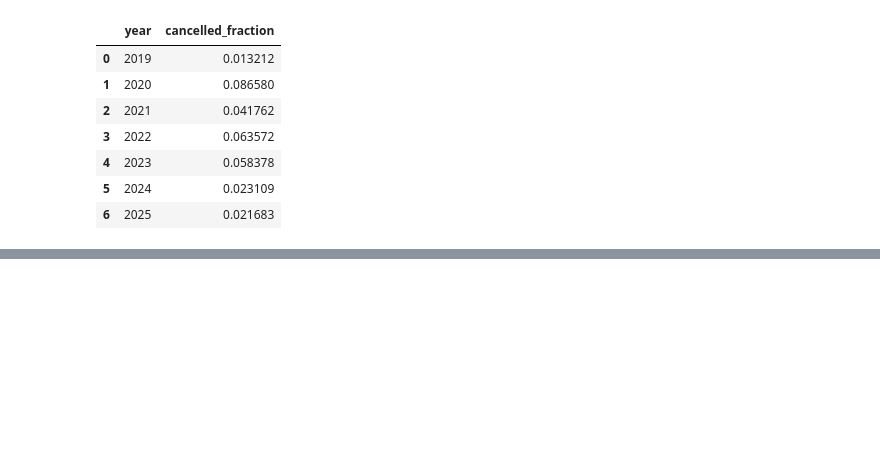
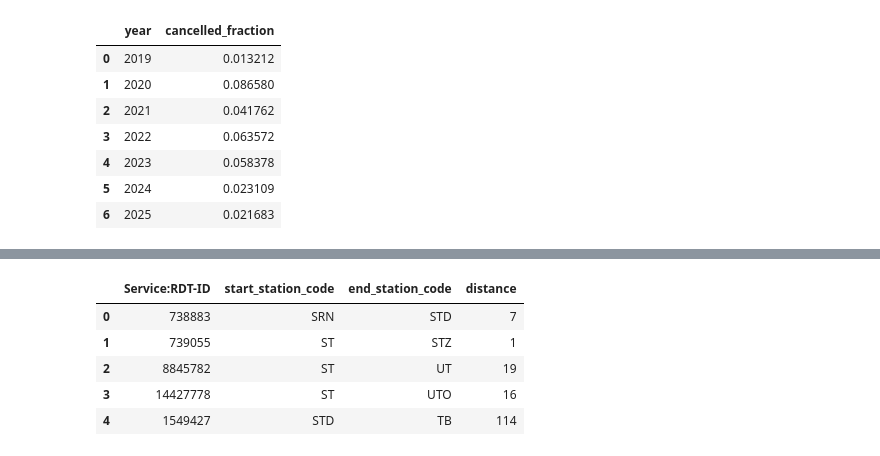
Before and after one commit to mikhailbahdashych-agh/mlops-lab2-homework, a Jupyter notebook: Mikhail_Bahdashych_MLOPS_lab2_homework.ipynb, the cells around one changed output, grey strips where cells are left out. Cells and saved outputs as stored; diff of their text form; code cells hidden in the pictures; blank space fills up the shorter version.

```diff
--- a/Mikhail_Bahdashych_MLOPS_lab2_homework.ipynb
+++ b/Mikhail_Bahdashych_MLOPS_lab2_homework.ipynb
@@ -362,0 +440,15 @@ df
+# %%
+con.sql("""
+CREATE OR REPLACE TABLE station_connections AS
+SELECT p."Service:RDT-ID", p.start_station_code, p.end_station_code, d.distance
+FROM unique_pairs p
+JOIN distances_long d ON p.start_station_code = d.station AND p.end_station_code = d.other_station
+""")
+con.sql("FROM station_connections LIMIT 5").df()
+# %% [output]
+|  | Service:RDT-ID | start_station_code | end_station_code | distance |
+| 0 | 738883 | SRN | STD | 7 |
+| 1 | 739055 | ST | STZ | 1 |
+| 2 | 8845782 | ST | UT | 19 |
+| 3 | 14427778 | ST | UTO | 16 |
+| 4 | 1549427 | STD | TB | 114 |
```
Also changed, not shown: parts of 14 cells of this notebook.
